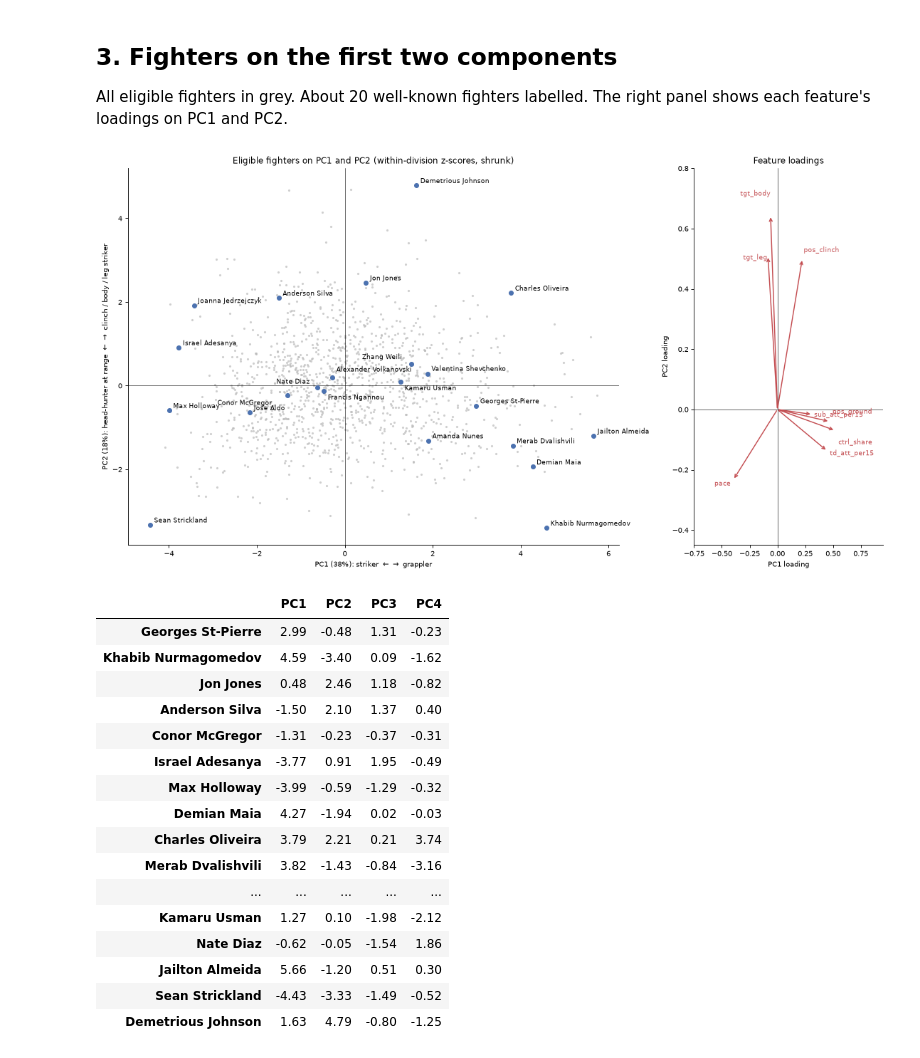
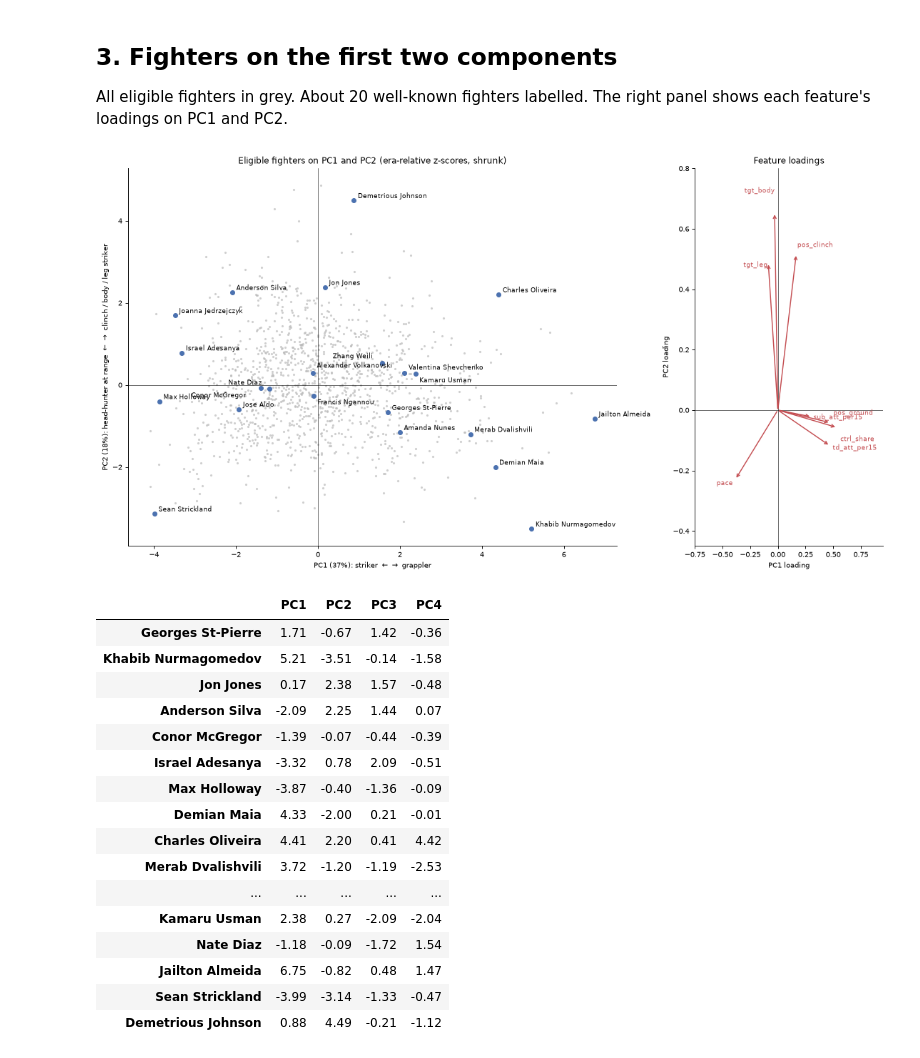
Before and after one commit to bbress467/ufc-styles, a Jupyter notebook: notebooks/02_pca.ipynb, the cells around one changed output. Cells and saved outputs as stored; diff of their text form; code cells hidden in the pictures.

```diff
--- a/notebooks/02_pca.ipynb
+++ b/notebooks/02_pca.ipynb
@@ -176,52 +176,52 @@ if missing:
 
 OFFSET = {"Francis Ngannou": (5, -11), "Conor McGregor": (-88, -12), "Nate Diaz": (-52, 5), "Alexander Volkanovski": (5, 7),
           "Kamaru Usman": (5, -11), "Zhang Weili": (-62, 6), "Valentina Shevchenko": (5, 4)}
 fig, (ax, axl) = plt.subplots(1, 2, figsize=(14, 7.5), gridspec_kw={"width_ratios": [2.6, 1]})
 ax.scatter(scores["PC1"], scores["PC2"], s=8, color="#bbbbbb", alpha=0.7, lw=0)
 for n in LABEL:
     if n in name_to_id:
         x, y = scores.loc[name_to_id[n], ["PC1", "PC2"]]
         ax.scatter([x], [y], s=28, color="#4C72B0", zorder=3)
         ax.annotate(n, (x, y), xytext=OFFSET.get(n, (5, 3)), textcoords="offset points", fontsize=8.5, zorder=4)
 for a in (ax, axl):
     a.axhline(0, color="k", lw=0.5)
     a.axvline(0, color="k", lw=0.5)
 ax.set_xlabel(f"PC1 ({ev['PC1']:.0%}): striker  ←  →  grappler")
 ax.set_ylabel(f"PC2 ({ev['PC2']:.0%}): head-hunter at range  ←  →  clinch / body / leg striker")
-ax.set_title("Eligible fighters on PC1 and PC2 (within-division z-scores, shrunk)")
+ax.set_title("Eligible fighters on PC1 and PC2 (era-relative z-scores, shrunk)")
 for f in L.index:
     x, y = L.loc[f, "PC1"], L.loc[f, "PC2"]
     axl.annotate("", xy=(x, y), xytext=(0, 0), arrowprops=dict(arrowstyle="->", color="#C44E52", lw=1.3))
     axl.text(x * 1.06, y * 1.06 + (0.035 if f in ("pos_ground", "tgt_body") else -0.035 if f in ("ctrl_share", "tgt_leg") else 0),
              f, color="#C44E52", fontsize=8.5, ha="left" if x >= 0 else "right", va="center")
 axl.set_xlim(-0.75, 0.95)
 axl.set_ylim(-0.45, 0.8)
 axl.set_xlabel("PC1 loading")
 axl.set_ylabel("PC2 loading")
 axl.set_title("Feature loadings")
 fig.tight_layout()
 plt.show()
 display(scores.loc[[name_to_id[n] for n in LABEL if n in name_to_id], ["PC1", "PC2", "PC3", "PC4"]]
         .set_axis([n for n in LABEL if n in name_to_id]).round(2))
 # %% [output]
-[figure, old version]
+[figure, new version]
 |  | PC1 | PC2 | PC3 | PC4 |
-| Georges St-Pierre | 2.99 | -0.48 | 1.31 | -0.23 |
-| Khabib Nurmagomedov | 4.59 | -3.40 | 0.09 | -1.62 |
-| Jon Jones | 0.48 | 2.46 | 1.18 | -0.82 |
-| Anderson Silva | -1.50 | 2.10 | 1.37 | 0.40 |
-| Conor McGregor | -1.31 | -0.23 | -0.37 | -0.31 |
-| Israel Adesanya | -3.77 | 0.91 | 1.95 | -0.49 |
-| Max Holloway | -3.99 | -0.59 | -1.29 | -0.32 |
-| Demian Maia | 4.27 | -1.94 | 0.02 | -0.03 |
-| Charles Oliveira | 3.79 | 2.21 | 0.21 | 3.74 |
-| Merab Dvalishvili | 3.82 | -1.43 | -0.84 | -3.16 |
+| Georges St-Pierre | 1.71 | -0.67 | 1.42 | -0.36 |
+| Khabib Nurmagomedov | 5.21 | -3.51 | -0.14 | -1.58 |
+| Jon Jones | 0.17 | 2.38 | 1.57 | -0.48 |
+| Anderson Silva | -2.09 | 2.25 | 1.44 | 0.07 |
+| Conor McGregor | -1.39 | -0.07 | -0.44 | -0.39 |
+| Israel Adesanya | -3.32 | 0.78 | 2.09 | -0.51 |
+| Max Holloway | -3.87 | -0.40 | -1.36 | -0.09 |
+| Demian Maia | 4.33 | -2.00 | 0.21 | -0.01 |
+| Charles Oliveira | 4.41 | 2.20 | 0.41 | 4.42 |
+| Merab Dvalishvili | 3.72 | -1.20 | -1.19 | -2.53 |
 | ... | ... | ... | ... | ... |
-| Kamaru Usman | 1.27 | 0.10 | -1.98 | -2.12 |
-| Nate Diaz | -0.62 | -0.05 | -1.54 | 1.86 |
-| Jailton Almeida | 5.66 | -1.20 | 0.51 | 0.30 |
-| Sean Strickland | -4.43 | -3.33 | -1.49 | -0.52 |
-| Demetrious Johnson | 1.63 | 4.79 | -0.80 | -1.25 |
+| Kamaru Usman | 2.38 | 0.27 | -2.09 | -2.04 |
+| Nate Diaz | -1.18 | -0.09 | -1.72 | 1.54 |
+| Jailton Almeida | 6.75 | -0.82 | 0.48 | 1.47 |
+| Sean Strickland | -3.99 | -3.14 | -1.33 | -0.47 |
+| Demetrious Johnson | 0.88 | 4.49 | -0.21 | -1.12 |
 # %% [markdown]
 ## 4. Notes for clustering
 
```
Also changed, not shown: parts of 7 cells of this notebook, 13 other files.
